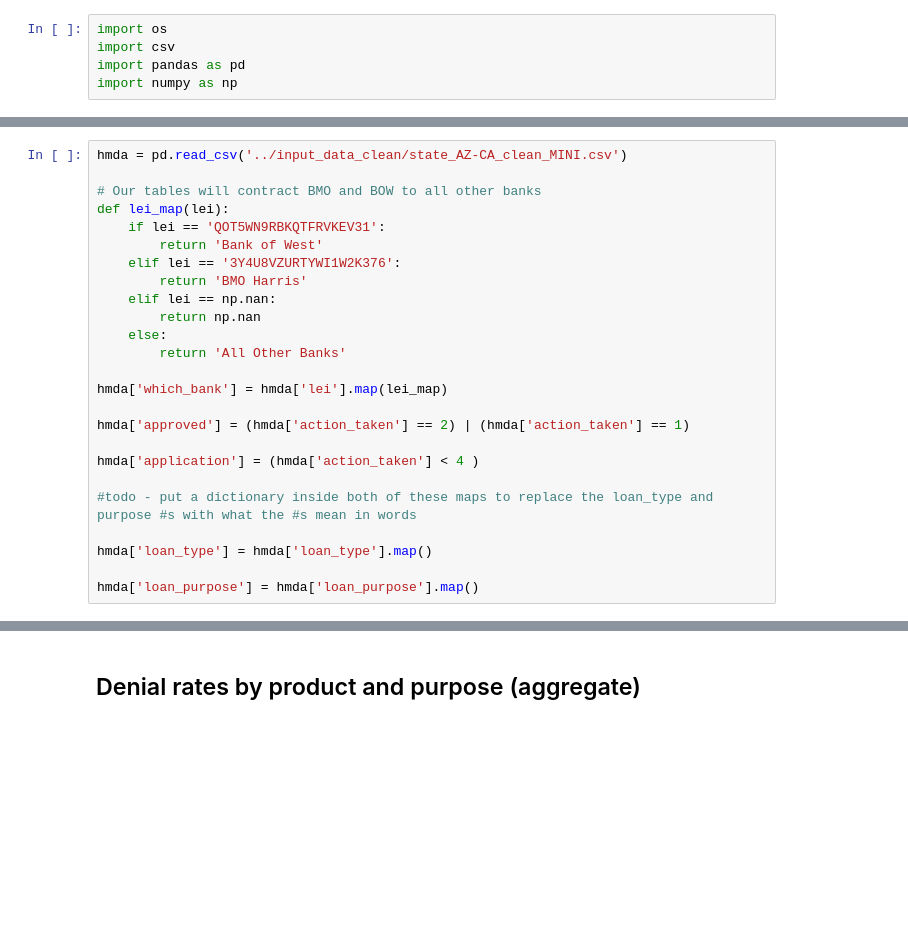
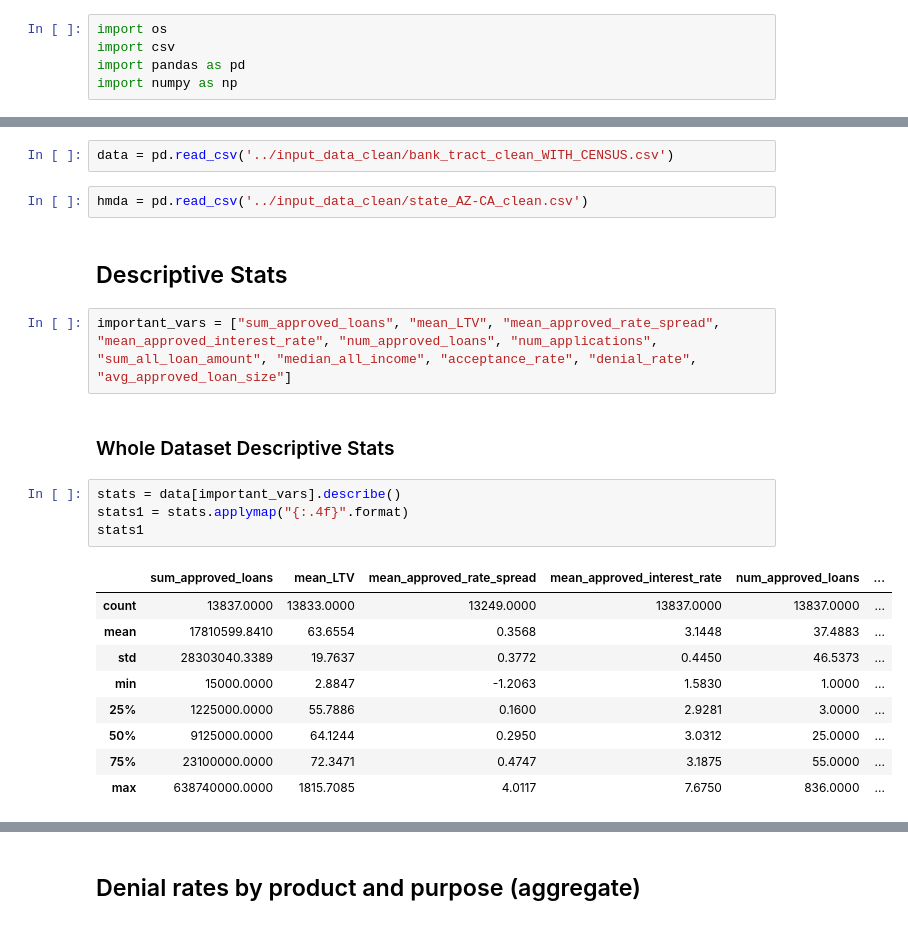
Before and after one commit to LeDataSciFi/FinTech-Capstone-2023, a Jupyter notebook: code/Descriptive_Statistics.ipynb, the cells around one changed output, grey strips where cells are left out. Saved outputs shown, nothing was run; the diff lists cells and outputs as text; blank space fills up the shorter version.

```diff
--- a/code/Descriptive_Statistics.ipynb
+++ b/code/Descriptive_Statistics.ipynb
@@ -11,25 +8,24 @@ import numpy as np
 # %%
-hmda = pd.read_csv('../input_data_clean/state_AZ-CA_clean_MINI.csv')
-
-# Our tables will contract BMO and BOW to all other banks
-def lei_map(lei):
-    if lei == 'QOT5WN9RBKQTFRVKEV31':
-        return 'Bank of West'
-    elif lei == '3Y4U8VZURTYWI1W2K376':
-        return 'BMO Harris'
-    elif lei == np.nan:
-        return np.nan
-    else:
-        return 'All Other Banks'
-
-hmda['which_bank'] = hmda['lei'].map(lei_map)
-
-hmda['approved'] = (hmda['action_taken'] == 2) | (hmda['action_taken'] == 1)
-
-hmda['application'] = (hmda['action_taken'] < 4 )
-
-#todo - put a dictionary inside both of these maps to replace the loan_type and purpose #s with what the #s mean in words
-
-hmda['loan_type'] = hmda['loan_type'].map()
-
-hmda['loan_purpose'] = hmda['loan_purpose'].map()
+data = pd.read_csv('../input_data_clean/bank_tract_clean_WITH_CENSUS.csv')
+# %%
+hmda = pd.read_csv('../input_data_clean/state_AZ-CA_clean.csv')
+# %% [markdown]
+## Descriptive Stats
+# %%
+important_vars = ["sum_approved_loans", "mean_LTV", "mean_approved_rate_spread", "mean_approved_interest_rate", "num_approved_loans", "num_applications", "sum_all_loan_amount", "median_all_income", "acceptance_rate", "denial_rate", "avg_approved_loan_size"]
+# %% [markdown]
+### Whole Dataset Descriptive Stats
+# %%
+stats = data[important_vars].describe()
+stats1 = stats.applymap("{:.4f}".format)
+stats1
+# %% [output]
+|  | sum_approved_loans | mean_LTV | mean_approved_rate_spread | mean_approved_interest_rate | num_approved_loans | ... |
+| count | 13837.0000 | 13833.0000 | 13249.0000 | 13837.0000 | 13837.0000 | ... |
+| mean | 17810599.8410 | 63.6554 | 0.3568 | 3.1448 | 37.4883 | ... |
+| std | 28303040.3389 | 19.7637 | 0.3772 | 0.4450 | 46.5373 | ... |
+| min | 15000.0000 | 2.8847 | -1.2063 | 1.5830 | 1.0000 | ... |
+| 25% | 1225000.0000 | 55.7886 | 0.1600 | 2.9281 | 3.0000 | ... |
+| 50% | 9125000.0000 | 64.1244 | 0.2950 | 3.0312 | 25.0000 | ... |
+| 75% | 23100000.0000 | 72.3471 | 0.4747 | 3.1875 | 55.0000 | ... |
+| max | 638740000.0000 | 1815.7085 | 4.0117 | 7.6750 | 836.0000 | ... |
```
Also changed, not shown: parts of 26 cells of this notebook, 3 other files.
